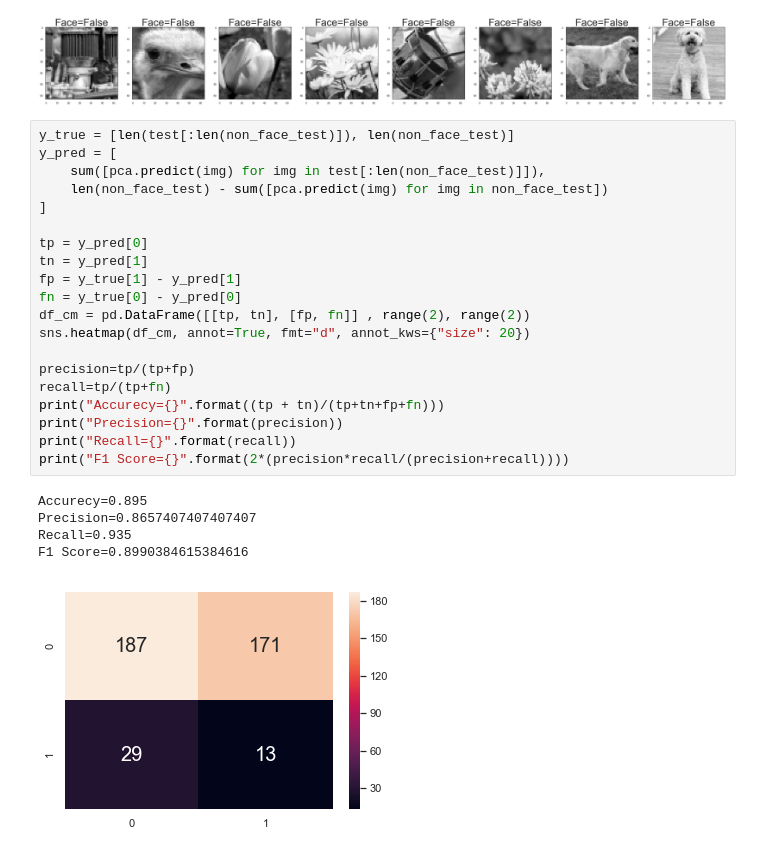
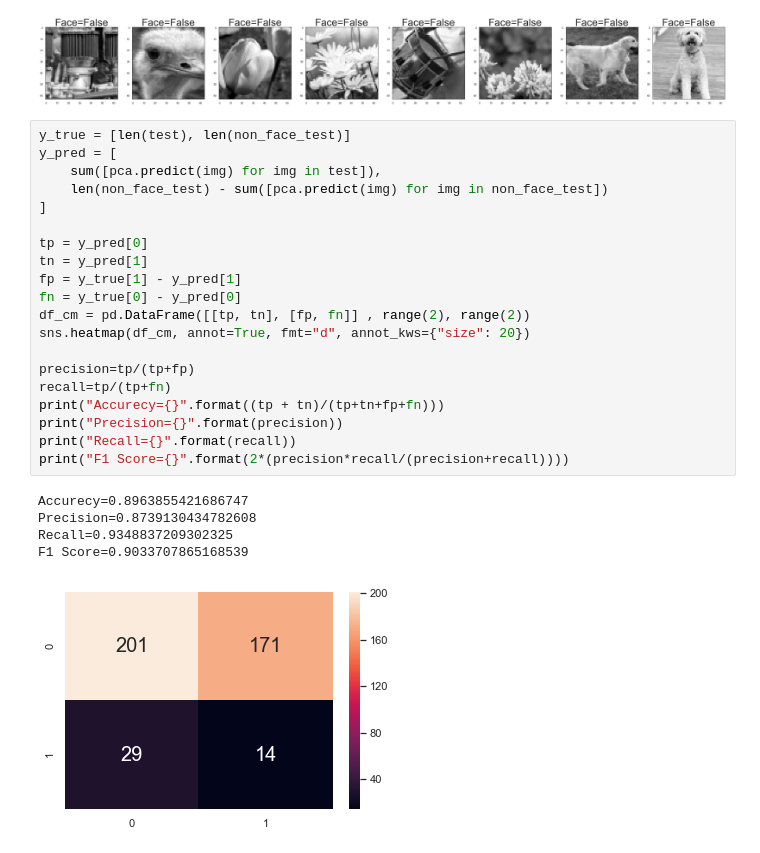
Before and after one commit to IvanProdaiko94/UCU-linear-algebra-course, a Jupyter notebook: final/face_recognition_pca.ipynb, the cells around one changed output. Cells and saved outputs as stored; diff of their text form.

```diff
--- a/final/face_recognition_pca.ipynb
+++ b/final/face_recognition_pca.ipynb
@@ -382,28 +382,28 @@ imgs_show([(non_face_test[i], "Face={}".format(pca.predict(non_face_test[i]))) f
 # %% [output]
 [figure]
 # %%
-y_true = [len(test[:len(non_face_test)]), len(non_face_test)]
+y_true = [len(test), len(non_face_test)]
 y_pred = [
-    sum([pca.predict(img) for img in test[:len(non_face_test)]]),
+    sum([pca.predict(img) for img in test]),
     len(non_face_test) - sum([pca.predict(img) for img in non_face_test])
 ]
 
 tp = y_pred[0]
 tn = y_pred[1]
 fp = y_true[1] - y_pred[1]
 fn = y_true[0] - y_pred[0]
 df_cm = pd.DataFrame([[tp, tn], [fp, fn]] , range(2), range(2))
 sns.heatmap(df_cm, annot=True, fmt="d", annot_kws={"size": 20})
 
 precision=tp/(tp+fp)
 recall=tp/(tp+fn)
 print("Accurecy={}".format((tp + tn)/(tp+tn+fp+fn)))
 print("Precision={}".format(precision))
 print("Recall={}".format(recall))
 print("F1 Score={}".format(2*(precision*recall/(precision+recall))))
 # %% [output]
-Accurecy=0.895
-Precision=0.8657407407407407
-Recall=0.935
-F1 Score=0.8990384615384616
+Accurecy=0.8963855421686747
+Precision=0.8739130434782608
+Recall=0.9348837209302325
+F1 Score=0.9033707865168539
-[figure, old version]
+[figure, new version]
```
